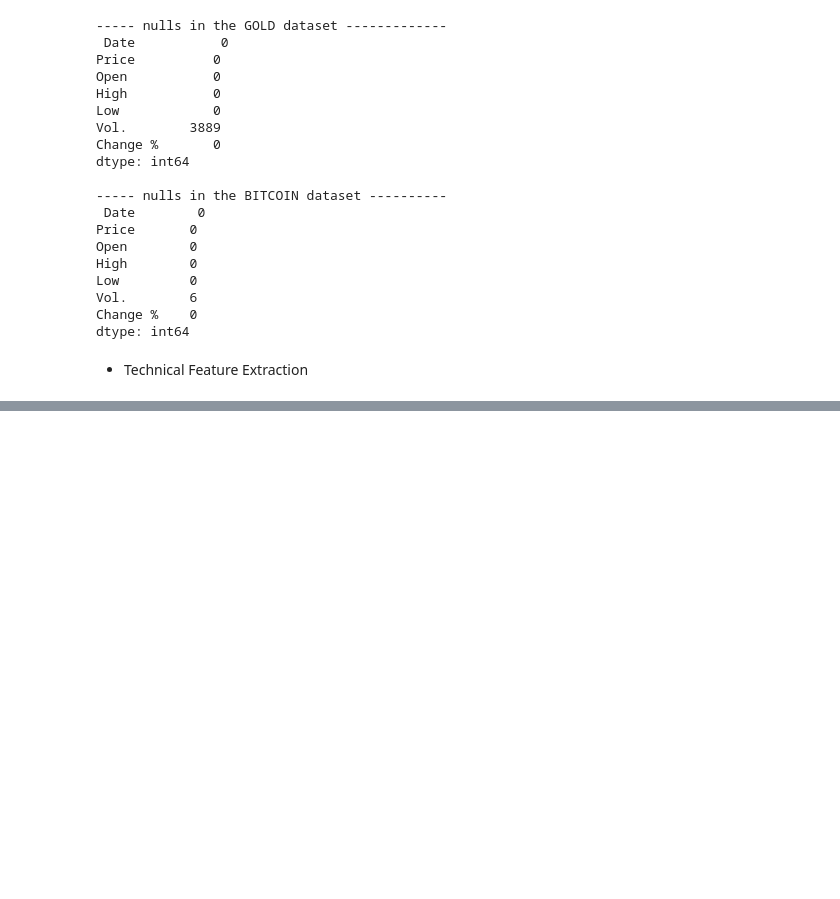
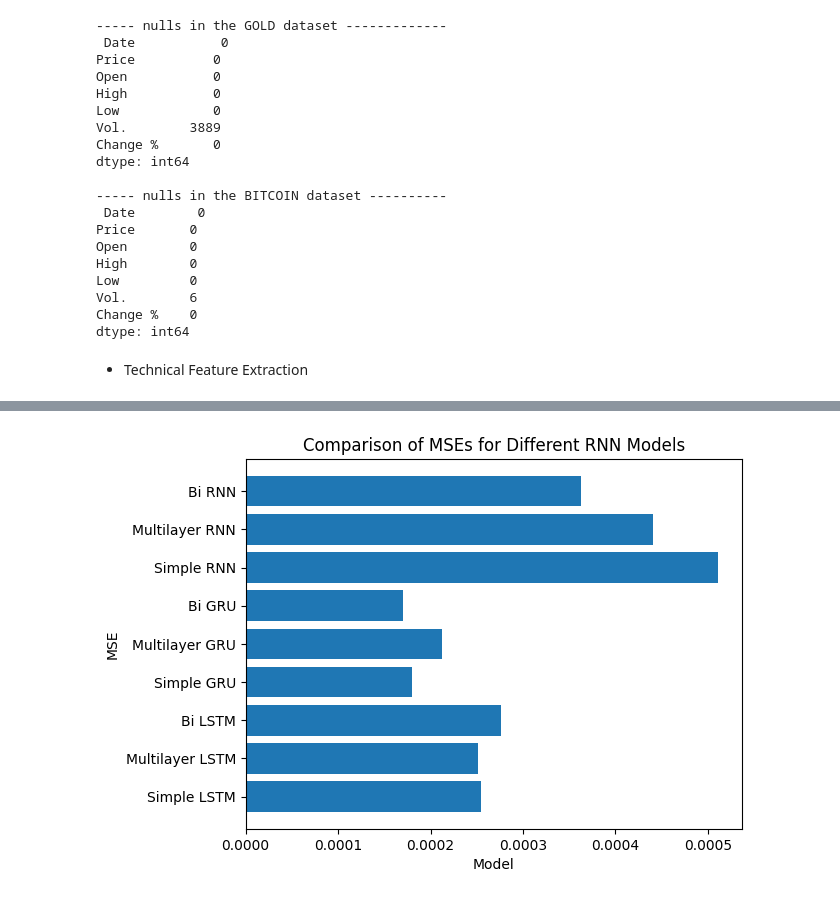
Before and after one commit to Ali-Zohdi/BTC-and-XAU-Price-Forecasting-Machine-Learning, a Jupyter notebook: project.ipynb, the cells around one changed output, grey strips where cells are left out. Drawn from its saved outputs; the diff is of its cells as text; code cells hidden in the pictures; blank space fills up the shorter version.

Commit message:
DL models

```diff
--- a/project.ipynb
+++ b/project.ipynb
@@ -287,0 +359,7 @@ model_LSTM_test.fit(X_train, Y_train, validation_data=(X_validation, Y_validatio
+# %%
+model_biGRU = Sequential()
+model_biGRU.add(Bidirectional(GRU(64, activation='tanh'), input_shape=(n_steps, n_features)))
+model_biGRU.add(Dense(n_output))
+
+model_biGRU.compile(optimizer='adam', loss='mse')
+model_biGRU.fit(X_Train, Y_Train, epochs=100, batch_size=20)
@@ -287,0 +385,7 @@ model_LSTM_test.fit(X_train, Y_train, validation_data=(X_validation, Y_validatio
+# %%
+model_vanillaRNN = Sequential()
+model_vanillaRNN.add(SimpleRNN(128, activation='relu', input_shape=(n_steps, n_features)))
+model_vanillaRNN.add(Dense(n_output))
+
+model_vanillaRNN.compile(optimizer='adam', loss='mse')
+model_vanillaRNN.fit(X_Train, Y_Train, epochs=100, batch_size=20)
@@ -287,0 +411,8 @@ model_LSTM_test.fit(X_train, Y_train, validation_data=(X_validation, Y_validatio
+# %%
+model_stackedRNN = Sequential()
+model_stackedRNN.add(SimpleRNN(64, activation='relu', return_sequences=True, input_shape=(n_steps, n_features)))
+model_stackedRNN.add(SimpleRNN(64, activation='relu'))
+model_stackedRNN.add(Dense(n_output))
+
+model_stackedRNN.compile(optimizer='adam', loss='mse')
+model_stackedRNN.fit(X_Train, Y_Train, epochs=100, batch_size=20)
@@ -287,0 +438,7 @@ model_LSTM_test.fit(X_train, Y_train, validation_data=(X_validation, Y_validatio
+# %%
+model_biRNN = Sequential()
+model_biRNN.add(Bidirectional(SimpleRNN(64, activation='relu'), input_shape=(n_steps, n_features)))
+model_biRNN.add(Dense(n_output))
+
+model_biRNN.compile(optimizer='adam', loss='mse')
+model_biRNN.fit(X_Train, Y_Train, epochs=100, batch_size=20)
@@ -287,0 +464,14 @@ model_LSTM_test.fit(X_train, Y_train, validation_data=(X_validation, Y_validatio
+# %%
+model_names = ['Simple LSTM', 'Multilayer LSTM', 'Bi LSTM', 'Simple GRU', 'Multilayer GRU', 'Bi GRU', 'Simple RNN', 'Multilayer RNN', 'Bi RNN']
+
+model_mse = [model_vanillaLSTM.history.history['loss'][-1], model_biLSTM.history.history['loss'][-1], model_stackedLSTM.history.history['loss'][-1],
+             model_vanillaGRU.history.history['loss'][-1], model_biGRU.history.history['loss'][-1], model_stackedGRU.history.history['loss'][-1],
+             model_vanillaRNN.history.history['loss'][-1], model_biRNN.history.history['loss'][-1], model_stackedRNN.history.history['loss'][-1]]
+
+plt.barh(model_names, model_mse)
+plt.xlabel('Model')
+plt.ylabel('MSE')
+plt.title('Comparison of MSEs for Different RNN Models')
+plt.show()
+# %% [output]
+[figure, added]
```
Also changed, not shown: parts of 22 cells of this notebook.
